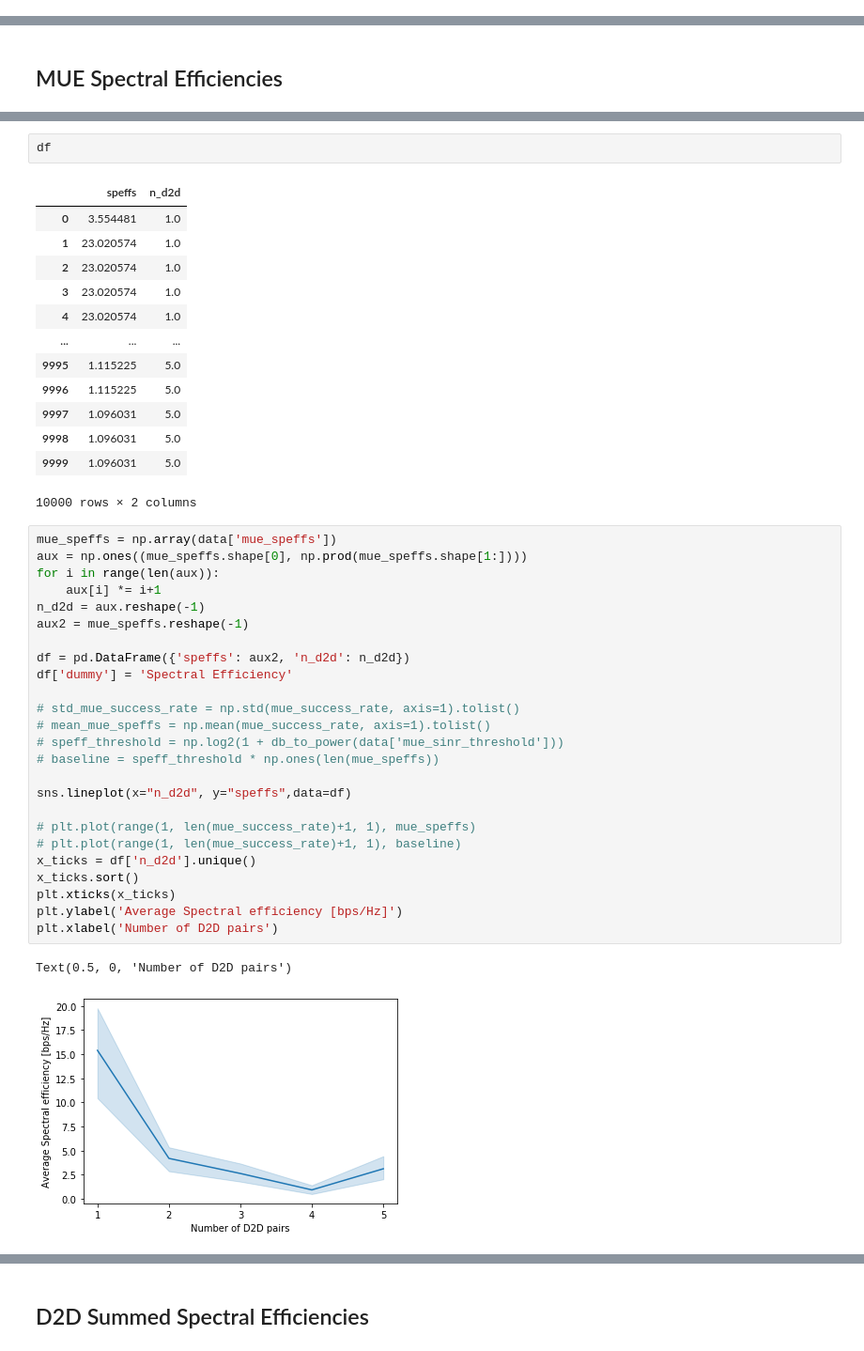
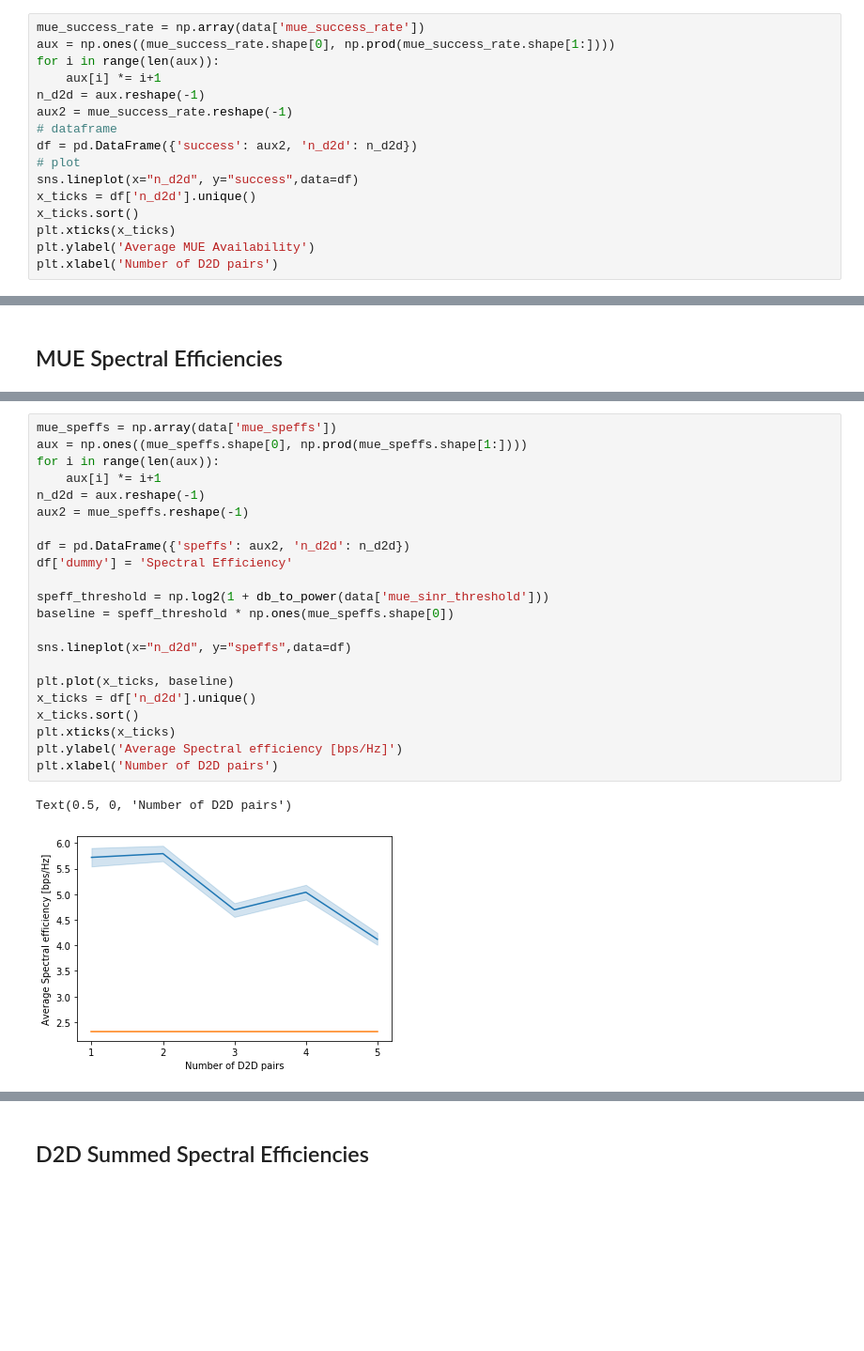
Before and after one commit to lbaiao/sys-simulator-2, a Jupyter notebook: notebooks/nb5.ipynb, the cells around one changed output, grey strips where cells are left out. Shown at 94% size. Saved outputs shown, nothing was run; the diff lists cells and outputs as text; blank space fills up the shorter version.

```diff
--- a/notebooks/nb5.ipynb
+++ b/notebooks/nb5.ipynb
@@ -46,0 +30,16 @@ array([1. , 0.5, 0.5, 0.5, 0. ])
+# %%
+mue_success_rate = np.array(data['mue_success_rate'])
+aux = np.ones((mue_success_rate.shape[0], np.prod(mue_success_rate.shape[1:])))
+for i in range(len(aux)):
+    aux[i] *= i+1
+n_d2d = aux.reshape(-1)
+aux2 = mue_success_rate.reshape(-1)
+# dataframe
+df = pd.DataFrame({'success': aux2, 'n_d2d': n_d2d})
+# plot
+sns.lineplot(x="n_d2d", y="success",data=df)
+x_ticks = df['n_d2d'].unique()
+x_ticks.sort()
+plt.xticks(x_ticks)
+plt.ylabel('Average MUE Availability')
+plt.xlabel('Number of D2D pairs')
@@ -104,44 +55,25 @@ n_d2d.shape
-# %%
-df
-# %% [output]
-|  | speffs | n_d2d |
-| 0 | 3.554481 | 1.0 |
-| 1 | 23.020574 | 1.0 |
-| 2 | 23.020574 | 1.0 |
-| 3 | 23.020574 | 1.0 |
-| 4 | 23.020574 | 1.0 |
-| ... | ... | ... |
-| 9995 | 1.115225 | 5.0 |
-| 9996 | 1.115225 | 5.0 |
-| 9997 | 1.096031 | 5.0 |
-| 9998 | 1.096031 | 5.0 |
-| 9999 | 1.096031 | 5.0 |
-10000 rows × 2 columns
 # %%
 mue_speffs = np.array(data['mue_speffs'])
 aux = np.ones((mue_speffs.shape[0], np.prod(mue_speffs.shape[1:])))
 for i in range(len(aux)):
     aux[i] *= i+1
 n_d2d = aux.reshape(-1)
 aux2 = mue_speffs.reshape(-1)
 
 df = pd.DataFrame({'speffs': aux2, 'n_d2d': n_d2d})
 df['dummy'] = 'Spectral Efficiency'
 
-# std_mue_success_rate = np.std(mue_success_rate, axis=1).tolist()
-# mean_mue_speffs = np.mean(mue_success_rate, axis=1).tolist()
-# speff_threshold = np.log2(1 + db_to_power(data['mue_sinr_threshold']))
-# baseline = speff_threshold * np.ones(len(mue_speffs))
+speff_threshold = np.log2(1 + db_to_power(data['mue_sinr_threshold']))
+baseline = speff_threshold * np.ones(mue_speffs.shape[0])
 
 sns.lineplot(x="n_d2d", y="speffs",data=df)
 
-# plt.plot(range(1, len(mue_success_rate)+1, 1), mue_speffs)
-# plt.plot(range(1, len(mue_success_rate)+1, 1), baseline)
+plt.plot(x_ticks, baseline)
 x_ticks = df['n_d2d'].unique()
 x_ticks.sort()
 plt.xticks(x_ticks)
 plt.ylabel('Average Spectral efficiency [bps/Hz]')
 plt.xlabel('Number of D2D pairs')
 # %% [output]
 Text(0.5, 0, 'Number of D2D pairs')
-[figure, old version]
+[figure, new version]
```
Also changed, not shown: parts of 15 cells of this notebook, 10 other files.
